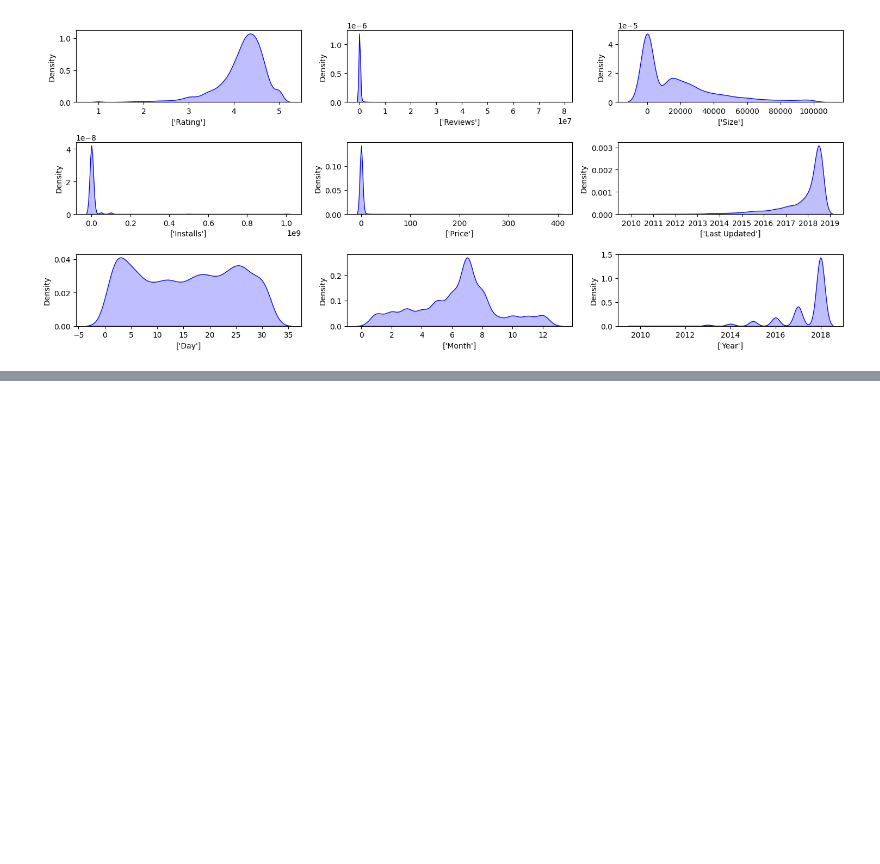
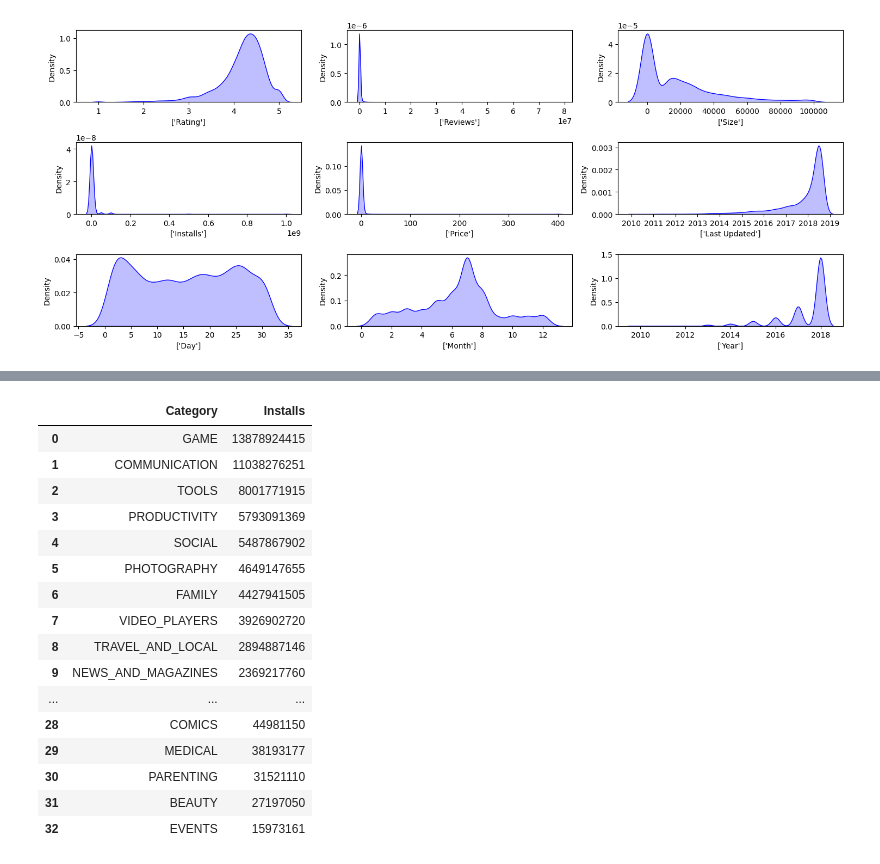
Before and after one commit to Ilker-Findik/Kaggle, a Jupyter notebook: datapreprocessingoperations.ipynb, the cells around one changed output, grey strips where cells are left out. Saved outputs shown, nothing was run; the diff lists cells and outputs as text; code cells hidden in the pictures; blank space fills up the shorter version.

```diff
--- a/datapreprocessingoperations.ipynb
+++ b/datapreprocessingoperations.ipynb
@@ -352,0 +388,20 @@ plt.show()
+# %%
+df_cat_installs
+# %% [output]
+|  | Category | Installs |
+| 0 | GAME | 13878924415 |
+| 1 | COMMUNICATION | 11038276251 |
+| 2 | TOOLS | 8001771915 |
+| 3 | PRODUCTIVITY | 5793091369 |
+| 4 | SOCIAL | 5487867902 |
+| 5 | PHOTOGRAPHY | 4649147655 |
+| 6 | FAMILY | 4427941505 |
+| 7 | VIDEO_PLAYERS | 3926902720 |
+| 8 | TRAVEL_AND_LOCAL | 2894887146 |
+| 9 | NEWS_AND_MAGAZINES | 2369217760 |
+| ... | ... | ... |
+| 28 | COMICS | 44981150 |
+| 29 | MEDICAL | 38193177 |
+| 30 | PARENTING | 31521110 |
+| 31 | BEAUTY | 27197050 |
+| 32 | EVENTS | 15973161 |
```
Also changed, not shown: parts of 11 cells of this notebook.
